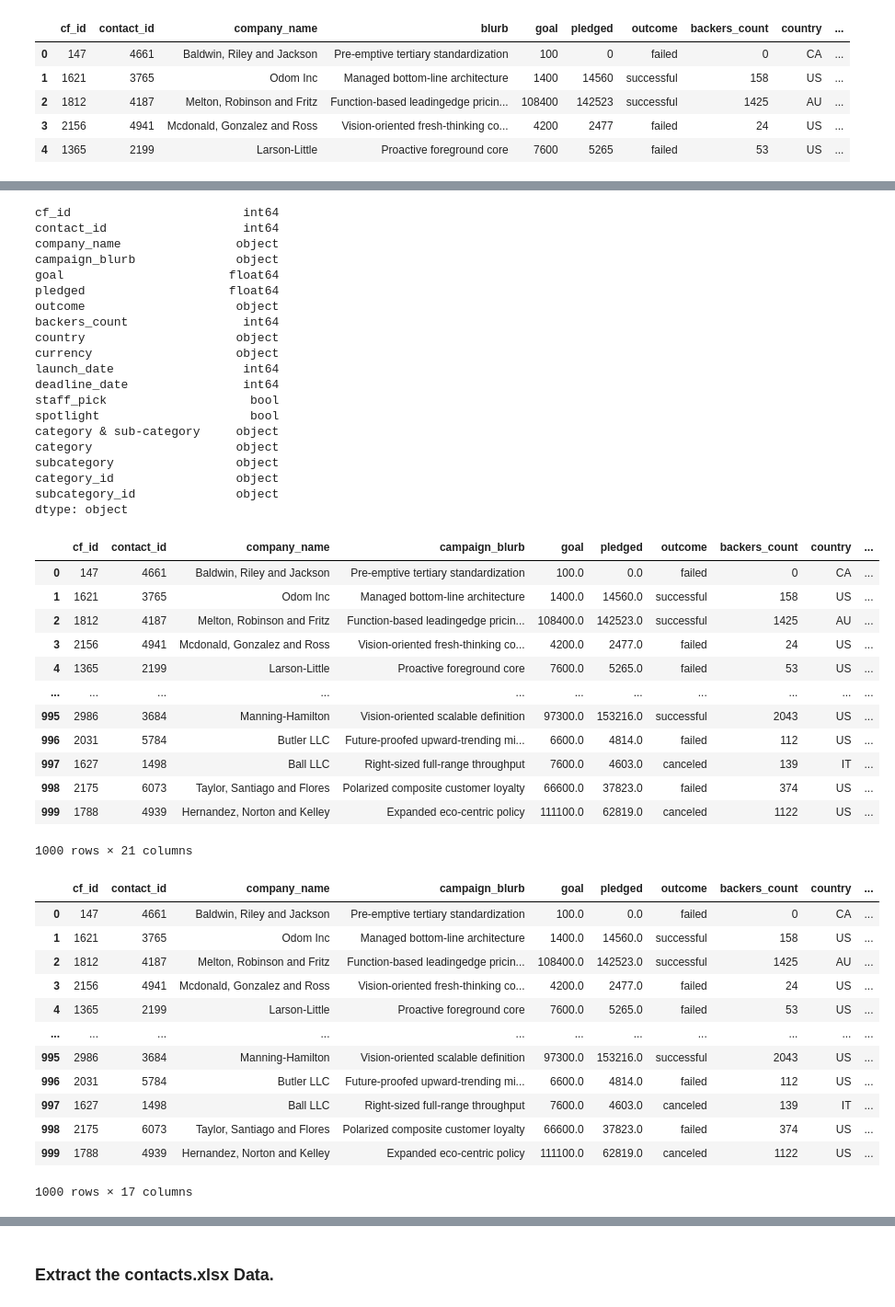
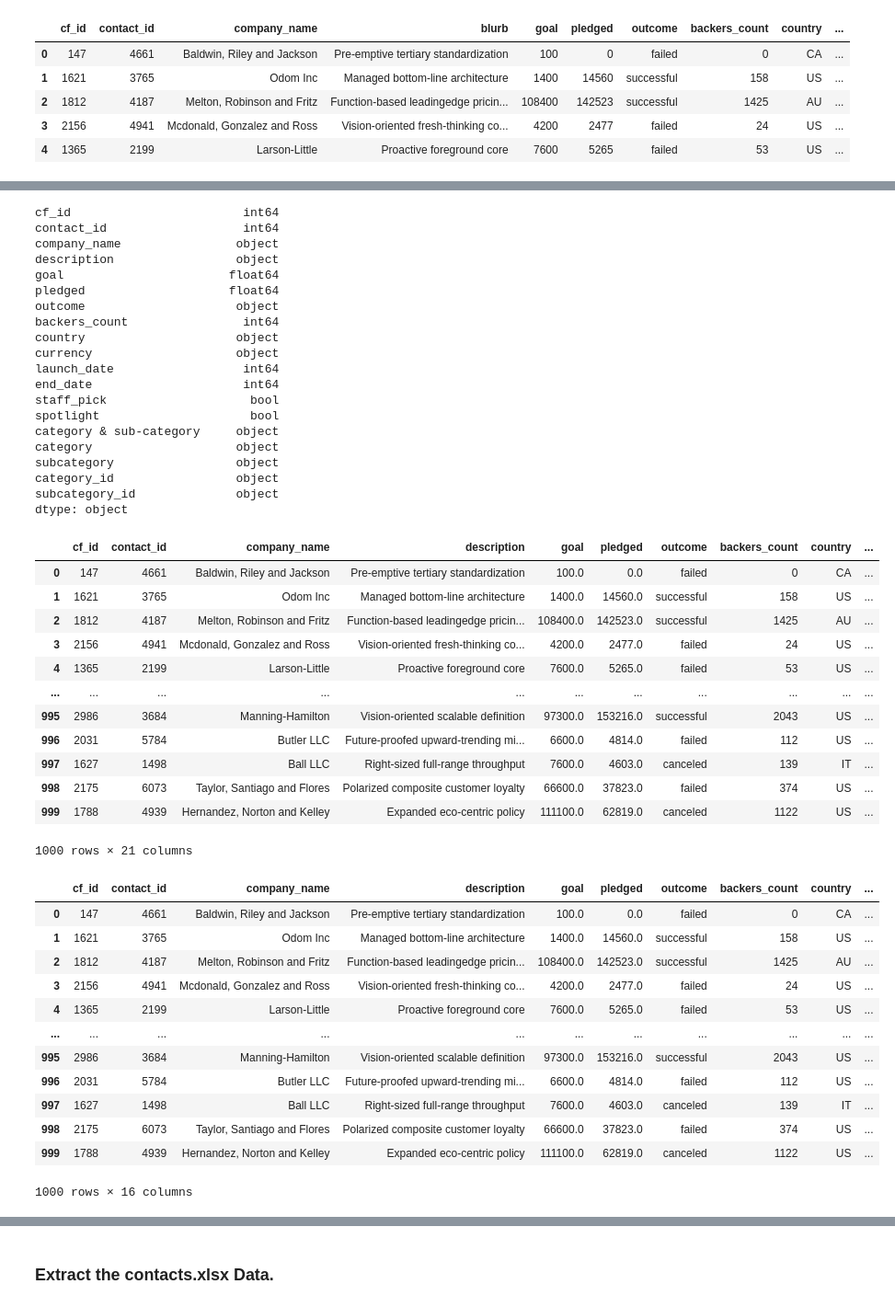
Before and after one commit to ferarsto/Crowdfunding_ETL, a Jupyter notebook: ETL_Mini_Project_Starter_Code.ipynb, the cells around one changed output, grey strips where cells are left out. Shown at 92% size. Saved outputs shown, nothing was run; the diff lists cells and outputs as text; code cells hidden in the pictures.

```diff
--- a/ETL_Mini_Project_Starter_Code.ipynb
+++ b/ETL_Mini_Project_Starter_Code.ipynb
@@ -253,9 +253,9 @@ campaign_df.head()
 # Rename the blurb, launched_at, and deadline columns.
 
 campaign_df.rename(columns={
-    'blurb': 'campaign_blurb',
+    'blurb': 'description',
     'launched_at': 'launch_date',
-    'deadline': 'deadline_date'
+    'deadline': 'end_date'
 }, inplace=True)
 
 # Print the updated campaign_df
@@ -303,7 +303,7 @@ campaign_df.dtypes
 cf_id                        int64
 contact_id                   int64
 company_name                object
-campaign_blurb              object
+description                 object
 goal                       float64
 pledged                    float64
 outcome                     object
@@ -311,7 +311,7 @@ backers_count                int64
 country                     object
 currency                    object
 launch_date                  int64
-deadline_date                int64
+end_date                     int64
 staff_pick                    bool
 spotlight                     bool
 category & sub-category     object
@@ -336,7 +336,7 @@ campaign_df = pd.merge(campaign_df, subcategory_df, on='subcategory', how='left'
 # Print the updated campaign_df
 campaign_df
 # %% [output]
-|  | cf_id | contact_id | company_name | campaign_blurb | goal | pledged | outcome | backers_count | country | ... |
+|  | cf_id | contact_id | company_name | description | goal | pledged | outcome | backers_count | country | ... |
 | 0 | 147 | 4661 | Baldwin, Riley and Jackson | Pre-emptive tertiary standardization | 100.0 | 0.0 | failed | 0 | CA | ... |
 | 1 | 1621 | 3765 | Odom Inc | Managed bottom-line architecture | 1400.0 | 14560.0 | successful | 158 | US | ... |
 | 2 | 1812 | 4187 | Melton, Robinson and Fritz | Function-based leadingedge pricin... | 108400.0 | 142523.0 | successful | 1425 | AU | ... |
@@ -352,13 +352,13 @@ campaign_df
 # %%
 # Drop unwanted columns
 
-unwanted_columns = ['category', 'subcategory', 'category_id_y', 'subcategory_id_y']
+unwanted_columns = [ 'category_id_x', 'subcategory_id_x', "staff_pick", "spotlight", "category & sub-category" ]
 campaign_df.drop(columns=unwanted_columns, inplace=True)
 
 # Print the updated campaign_df
 campaign_df
 # %% [output]
-|  | cf_id | contact_id | company_name | campaign_blurb | goal | pledged | outcome | backers_count | country | ... |
+|  | cf_id | contact_id | company_name | description | goal | pledged | outcome | backers_count | country | ... |
 | 0 | 147 | 4661 | Baldwin, Riley and Jackson | Pre-emptive tertiary standardization | 100.0 | 0.0 | failed | 0 | CA | ... |
 | 1 | 1621 | 3765 | Odom Inc | Managed bottom-line architecture | 1400.0 | 14560.0 | successful | 158 | US | ... |
 | 2 | 1812 | 4187 | Melton, Robinson and Fritz | Function-based leadingedge pricin... | 108400.0 | 142523.0 | successful | 1425 | AU | ... |
@@ -370,4 +370,4 @@ campaign_df
 | 997 | 1627 | 1498 | Ball LLC | Right-sized full-range throughput | 7600.0 | 4603.0 | canceled | 139 | IT | ... |
 | 998 | 2175 | 6073 | Taylor, Santiago and Flores | Polarized composite customer loyalty | 66600.0 | 37823.0 | failed | 374 | US | ... |
 | 999 | 1788 | 4939 | Hernandez, Norton and Kelley | Expanded eco-centric policy | 111100.0 | 62819.0 | canceled | 1122 | US | ... |
-1000 rows × 17 columns
+1000 rows × 16 columns
```
Also changed, not shown: parts of 13 cells of this notebook, 1 other file.
